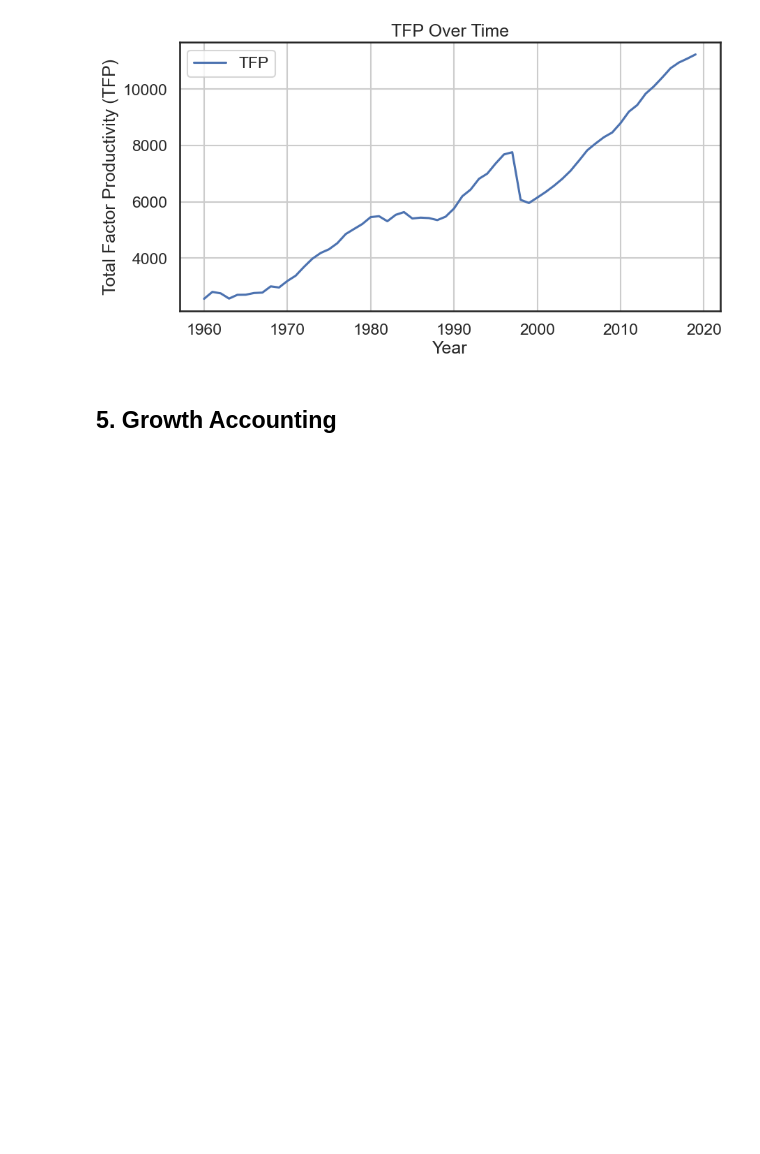
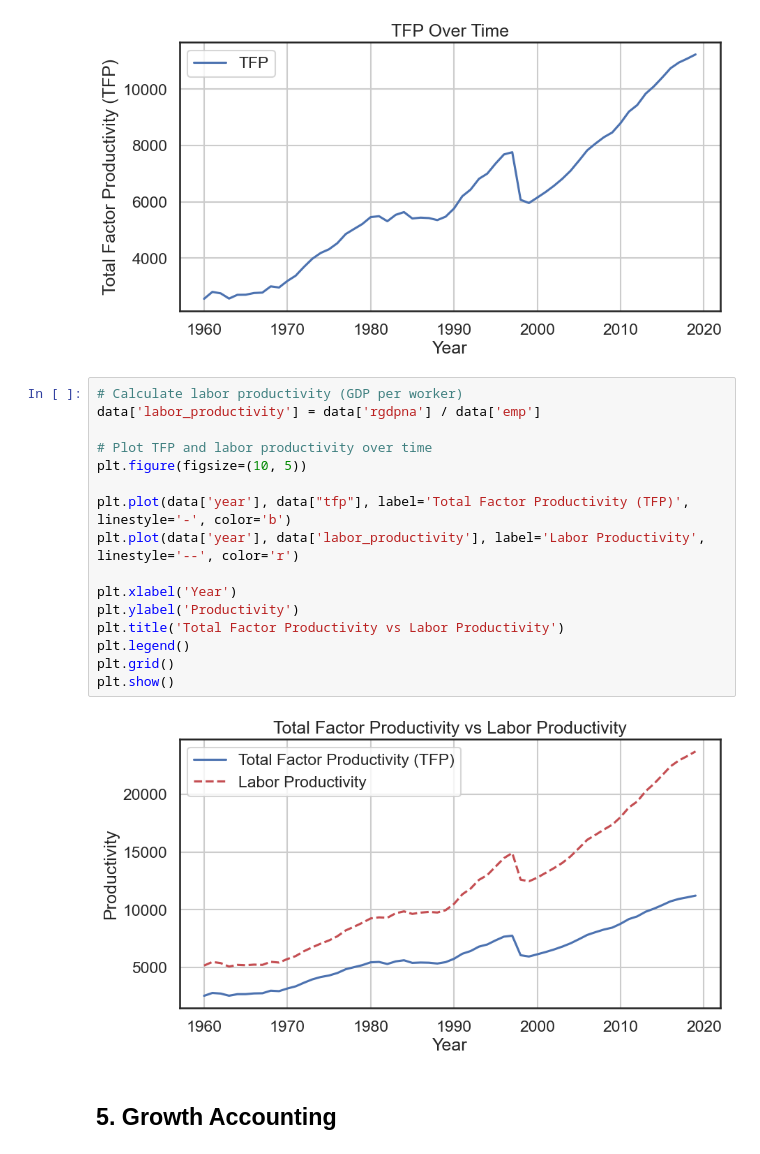
Before and after one commit to ec2b1-case-study/growth-analysis-indonesia, a Jupyter notebook: notebooks/nat.ipynb, the cells around one changed output. Cells and saved outputs as stored; diff of their text form; blank space fills up the shorter version.

```diff
--- a/nat.ipynb
+++ b/notebooks/nat.ipynb
@@ -351,6 +399,24 @@ plt.show()
 | 13 | 1963 | 2569.47 |
 | 14 | 1964 | 2701.62 |
 [figure]
+# %%
+# Calculate labor productivity (GDP per worker)
+data['labor_productivity'] = data['rgdpna'] / data['emp']
+
+# Plot TFP and labor productivity over time
+plt.figure(figsize=(10, 5))
+
+plt.plot(data['year'], data["tfp"], label='Total Factor Productivity (TFP)', linestyle='-', color='b')
+plt.plot(data['year'], data['labor_productivity'], label='Labor Productivity', linestyle='--', color='r')
+
+plt.xlabel('Year')
+plt.ylabel('Productivity')
+plt.title('Total Factor Productivity vs Labor Productivity')
+plt.legend()
+plt.grid()
+plt.show()
+# %% [output]
+[figure, added]
 # %% [markdown]
 ## 5. Growth Accounting
 # %%
```
Also changed, not shown: parts of 2 cells of this notebook, 8 other files.
